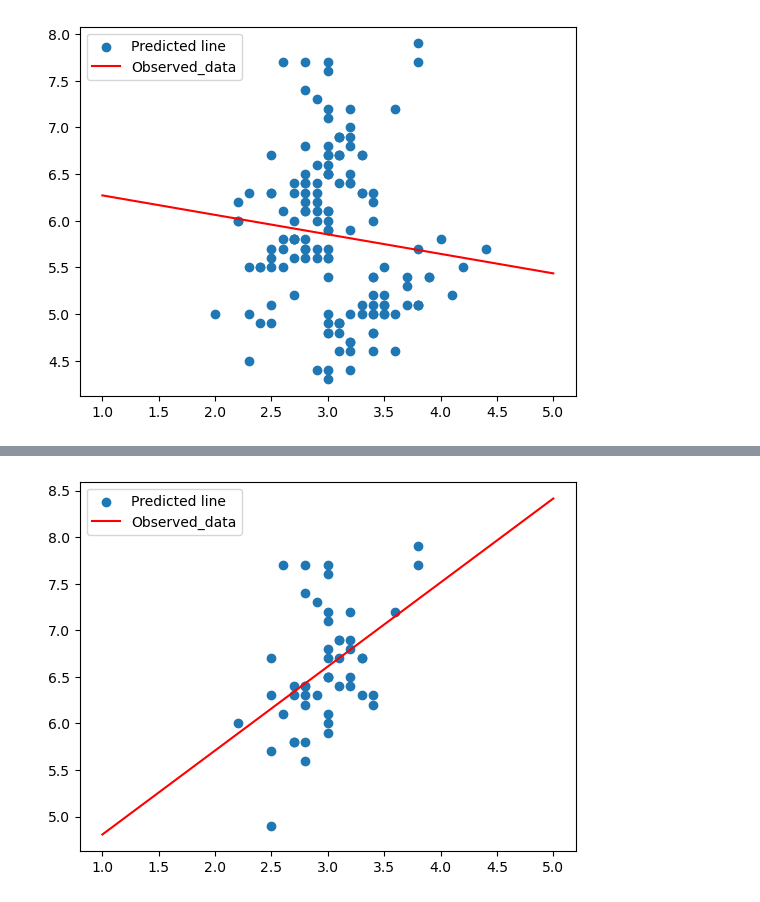
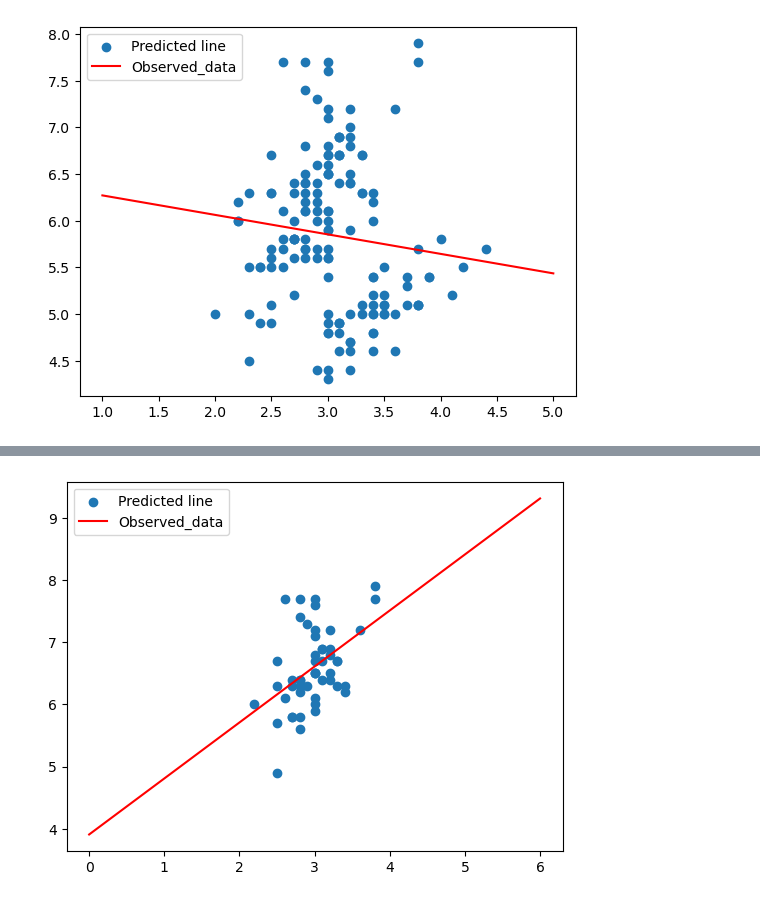
Before and after one commit to nurbujang/myworkw23, a Jupyter notebook: sklearn.ipynb, the cells around one changed output, grey strips where cells are left out. Cells and saved outputs as stored; diff of their text form; code cells hidden in the pictures.

```diff
--- a/sklearn.ipynb
+++ b/sklearn.ipynb
@@ -725,18 +729,18 @@ plt.show()
 # %%
 #virginica:
 sW = virgidf['sepal_width'].to_numpy()
 sL = virgidf['sepal_length'].to_numpy()
 sW = sW.reshape(-1,1)
 sL = sL.reshape(-1,1)
 lr = LinearRegression()
 lr.fit(sW,sL)
-sW_test = np.linspace(1,5)
+sW_test = np.linspace(0,6)
 sW_testShaped = sW_test.reshape(-1,1)
 sL_testPred = lr.predict(sW_testShaped)
 sW_testShaped = sW_test.reshape(-1,1)
 plt.scatter(sW, sL)
 plt.plot(sW_test, sL_testPred, 'r')
 plt.legend(["Predicted line", "Observed_data"])
 plt.show()
 # %% [output]
-[figure, old version]
+[figure, new version]
```
Also changed, not shown: parts of 4 cells of this notebook.
